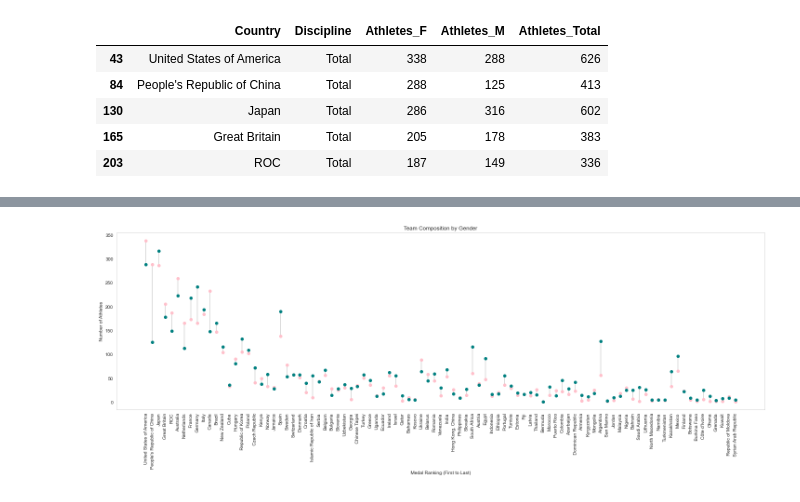
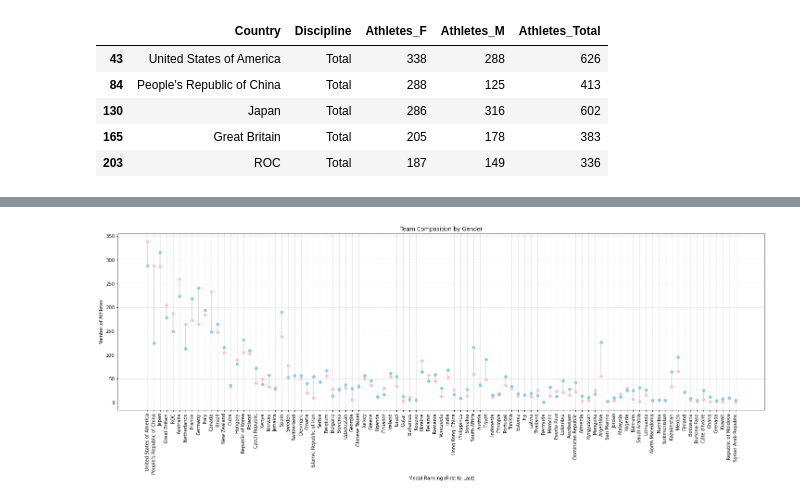
Before and after one commit to denaliazhi/INCOMPLETE-analyzing_Tokyo_Olympics, a Jupyter notebook: scraping-tokyo-olympics.ipynb, the cells around one changed output, grey strips where cells are left out. Drawn from its saved outputs; the diff is of its cells as text; code cells hidden in the pictures.

```diff
--- a/scraping-tokyo-olympics.ipynb
+++ b/scraping-tokyo-olympics.ipynb
@@ -122,5 +171,5 @@ totals.head()
 # %%
-fig, axs = plt.subplots(figsize = (25,7))
+'''fig, axs = plt.subplots(figsize = (25,7))
 
 # Plot a simple bar chart showing team size by country
 chart = sns.barplot(x="Country", y="Athletes_Total", color="pink", data=totals)
@@ -129,16 +178,19 @@ chart.set_xticklabels(chart.get_xticklabels(), rotation=90)
 # Set plot titles
 chart.set(title='Team Size by Country', ylabel='Number of Athletes', xlabel='Medal Ranking (First to Last)')
 
-# Calculate average team size out of all countries
-avg = sum(totals['Athletes_Total'])/len(totals)
-# Create column with average value to be added to dataframe
+# Calculate moving average for team size among countries
+totals.reset_index(inplace=True)
 i = 0
 avg_list = []
 while i < len(totals):
+    if i == 0 or i == (len(totals) - 1):
+        avg = totals["Athletes_Total"][i]
+    else:
+        avg = (totals["Athletes_Total"][i-1] + totals["Athletes_Total"][i+1])/2
     avg_list.append(avg)
     i = i + 1
 # Add column to dataframe
 totals_2 = totals.assign(Average = avg_list)
 # Plot average line
-chart = sns.lineplot(x="Country", y="Average", color="teal", data=totals_2)
+chart = sns.lineplot(x="Country", y="Average", color="skyblue", data=totals_2)'''
 # %% [output]
@@ -146,26 +198,26 @@ chart = sns.lineplot(x="Country", y="Average", color="teal", data=totals_2)
 # %%
 fig, axs = plt.subplots(figsize = (25,7))
 axs.plot(totals['Country'], totals['Athletes_F'], marker="o", linewidth=0, color='pink')
-axs.plot(totals['Country'], totals['Athletes_M'], marker="o", linewidth=0, color='teal')
+axs.plot(totals['Country'], totals['Athletes_M'], marker="o", linewidth=0, color='skyblue')
 
 minimum = []
 i = 0
 while i < len(totals):
     minimum.append(min(totals['Athletes_F'].iloc[i], totals['Athletes_M'].iloc[i]))
     i = i + 1
 maximum = []
 j = 0
 while j < len(totals):
     maximum.append(max(totals['Athletes_F'].iloc[j], totals['Athletes_M'].iloc[j]))
     j = j + 1
 
 plt.vlines(x=totals['Country'], ymin=minimum, ymax=maximum, color='lightgrey')
 plt.xticks(rotation=90)
 plt.title("Team Composition by Gender")
 plt.xlabel("Medal Ranking (First to Last)")
 plt.ylabel("Number of Athletes")
 plt.grid(color='lightgrey', linewidth=0.5)
 
 plt.show()
 # %% [output]
-[figure, old version]
+[figure, new version]
```
Also changed, not shown: parts of 4 cells of this notebook.
